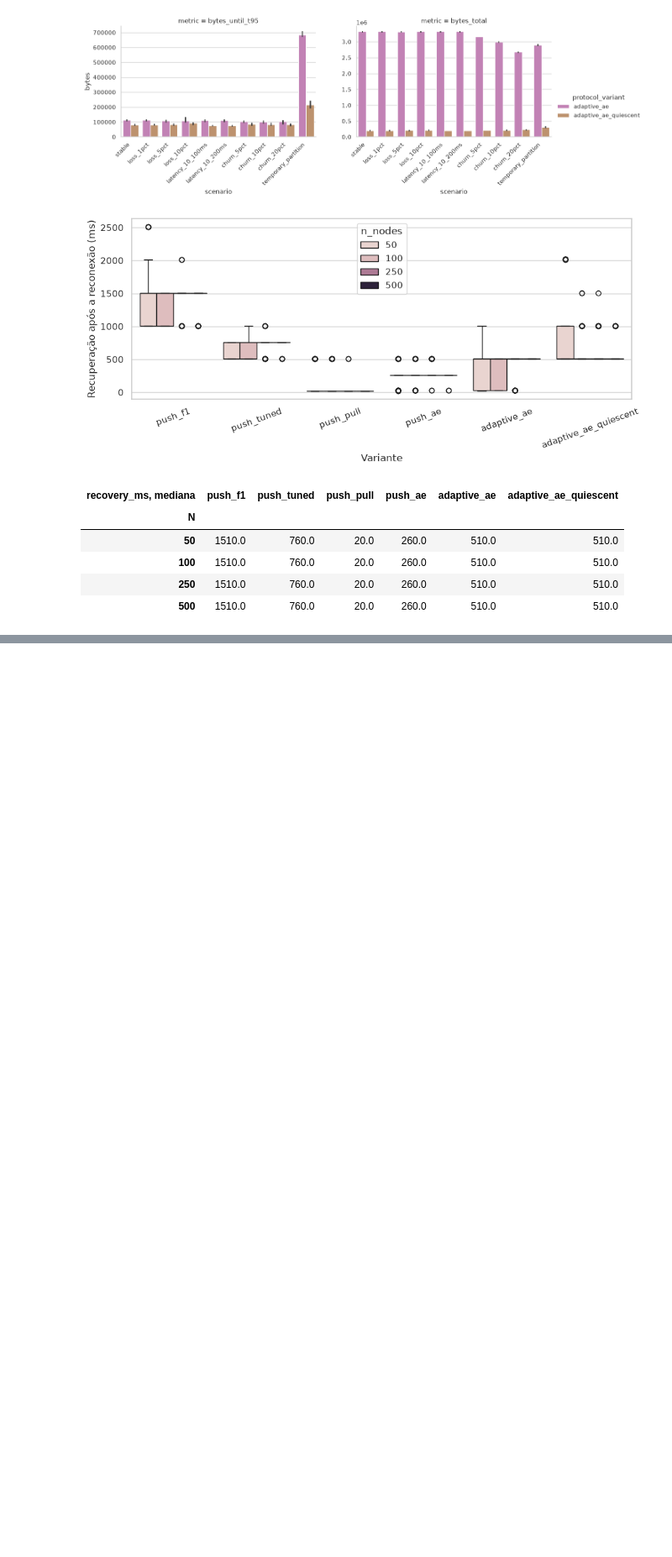
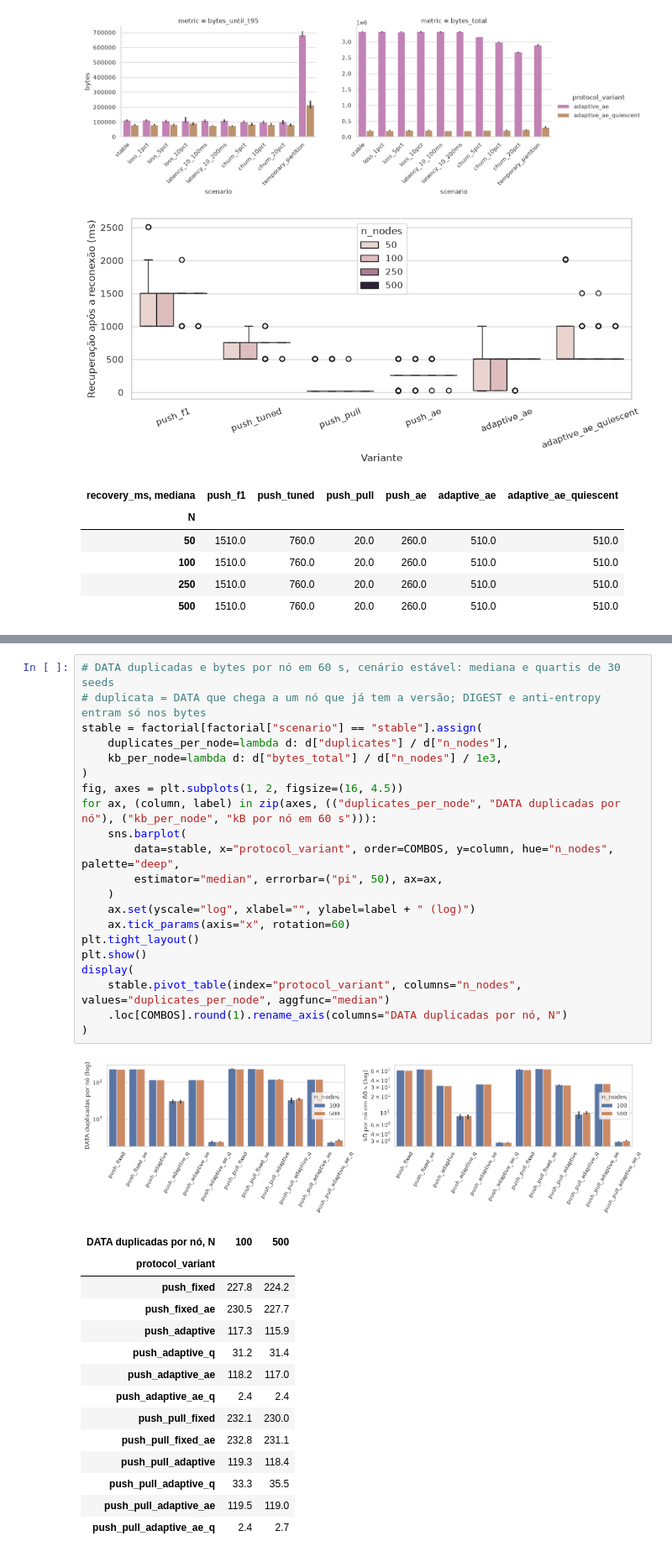
Before and after one commit to vicentemarciot27/exame-gossip, a Jupyter notebook: experiments/notebook.ipynb, the cells around one changed output, grey strips where cells are left out. Shown at 84% size. Saved outputs shown, nothing was run; the diff lists cells and outputs as text; blank space fills up the shorter version.

```diff
--- a/experiments/notebook.ipynb
+++ b/experiments/notebook.ipynb
@@ -881,0 +1045,37 @@ Cobertura final mínima e fração de execuções com T95, por variante:
+# %%
+# DATA duplicadas e bytes por nó em 60 s, cenário estável: mediana e quartis de 30 seeds
+# duplicata = DATA que chega a um nó que já tem a versão; DIGEST e anti-entropy entram só nos bytes
+stable = factorial[factorial["scenario"] == "stable"].assign(
+    duplicates_per_node=lambda d: d["duplicates"] / d["n_nodes"],
+    kb_per_node=lambda d: d["bytes_total"] / d["n_nodes"] / 1e3,
+)
+fig, axes = plt.subplots(1, 2, figsize=(16, 4.5))
+for ax, (column, label) in zip(axes, (("duplicates_per_node", "DATA duplicadas por nó"), ("kb_per_node", "kB por nó em 60 s"))):
+    sns.barplot(
+        data=stable, x="protocol_variant", order=COMBOS, y=column, hue="n_nodes", palette="deep",
+        estimator="median", errorbar=("pi", 50), ax=ax,
+    )
+    ax.set(yscale="log", xlabel="", ylabel=label + " (log)")
+    ax.tick_params(axis="x", rotation=60)
+plt.tight_layout()
+plt.show()
+display(
+    stable.pivot_table(index="protocol_variant", columns="n_nodes", values="duplicates_per_node", aggfunc="median")
+    .loc[COMBOS].round(1).rename_axis(columns="DATA duplicadas por nó, N")
+)
+# %% [output]
+[figure, added]
+| DATA duplicadas por nó, N | 100 | 500 |
+| protocol_variant |  |  |
+| push_fixed | 227.8 | 224.2 |
+| push_fixed_ae | 230.5 | 227.7 |
+| push_adaptive | 117.3 | 115.9 |
+| push_adaptive_q | 31.2 | 31.4 |
+| push_adaptive_ae | 118.2 | 117.0 |
+| push_adaptive_ae_q | 2.4 | 2.4 |
+| push_pull_fixed | 232.1 | 230.0 |
+| push_pull_fixed_ae | 232.8 | 231.1 |
+| push_pull_adaptive | 119.3 | 118.4 |
+| push_pull_adaptive_q | 33.3 | 35.5 |
+| push_pull_adaptive_ae | 119.5 | 119.0 |
+| push_pull_adaptive_ae_q | 2.4 | 2.7 |
```
Also changed, not shown: parts of 13 cells of this notebook, 12 other files.
